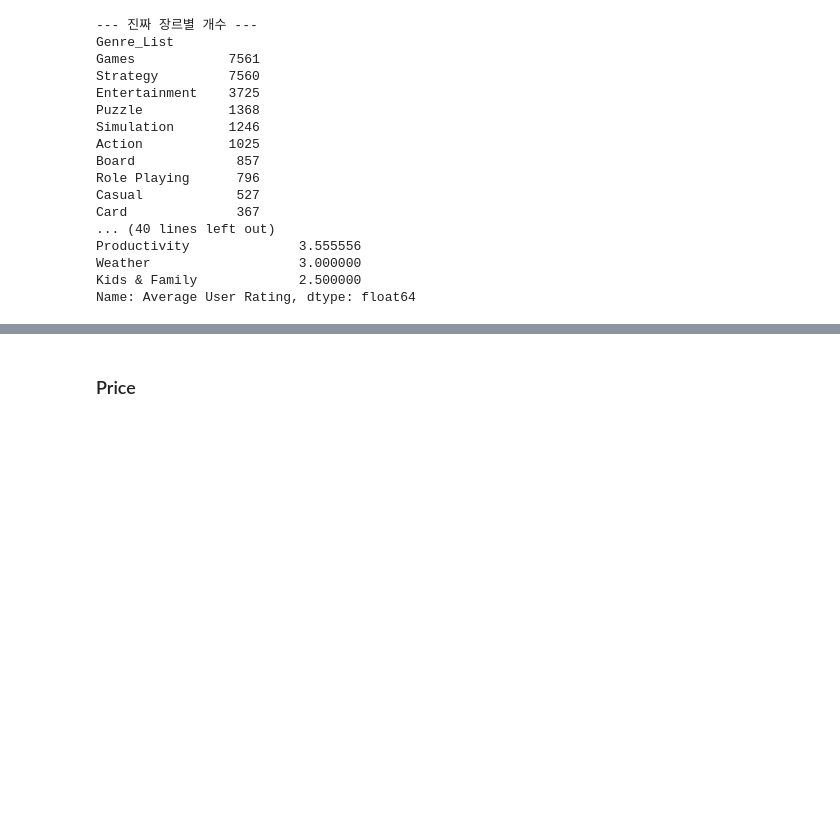
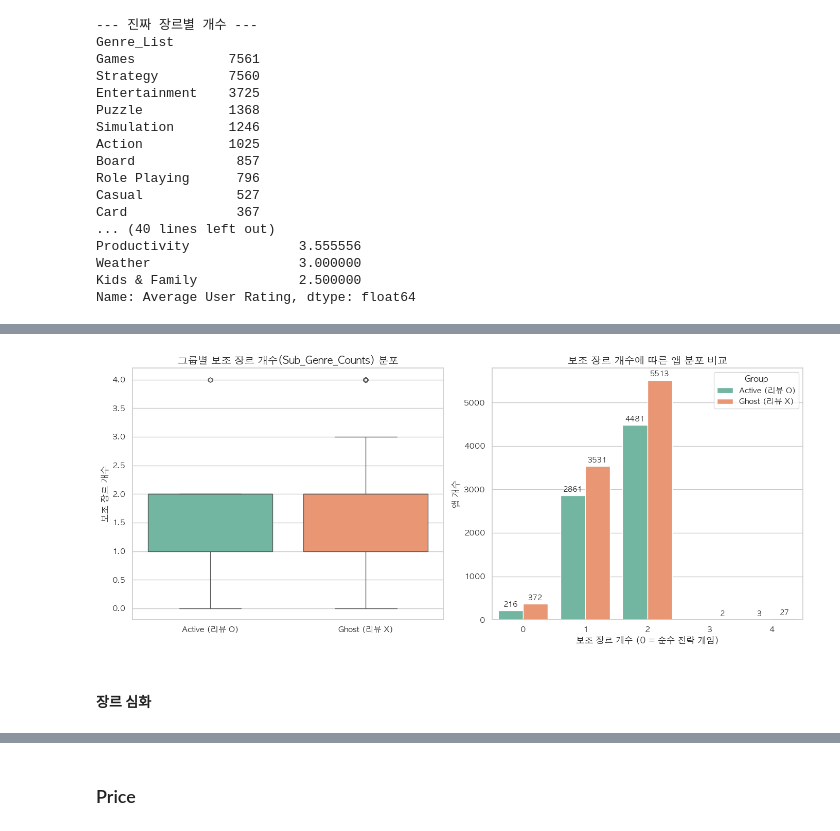
Before and after one commit to LoveBird-cute/appstore-strategy-games-eda, a Jupyter notebook: notebooks/strategy_games.ipynb, the cells around one changed output, grey strips where cells are left out. Saved outputs shown, nothing was run; the diff lists cells and outputs as text; code cells hidden in the pictures; blank space fills up the shorter version.

```diff
--- a/notebooks/strategy_games.ipynb
+++ b/notebooks/strategy_games.ipynb
@@ -538,0 +679,24 @@ Name: Average User Rating, dtype: float64
+# %%
+fig, axes = plt.subplots(1, 2, figsize=(14, 6))
+
+# 좌측: 그룹별 보조 장르 개수(Sub_Genre_Counts) 분포 (Boxplot)
+sns.boxplot(data=df_viz, x='Group', y='Sub_Genre_Counts', palette='Set2', ax=axes[0])
+axes[0].set_title('그룹별 보조 장르 개수(Sub_Genre_Counts) 분포', fontsize=14, fontweight='bold')
+axes[0].set_ylabel('보조 장르 개수')
+axes[0].set_xlabel('')
+
+# 우측: 장르 개수별 앱의 비율 구성 (Countplot 형태)
+sns.countplot(data=df_viz, x='Sub_Genre_Counts', hue='Group', palette='Set2', ax=axes[1])
+axes[1].set_title('보조 장르 개수에 따른 앱 분포 비교', fontsize=14, fontweight='bold')
+axes[1].set_ylabel('앱 개수')
+axes[1].set_xlabel('보조 장르 개수 (0 = 순수 전략 게임)')
+# 막대 그래프 위에 수치 표시
+for container in axes[1].containers:
+    axes[1].bar_label(container, padding=3, fontsize=10, fmt='%d')
+
+plt.tight_layout()
+plt.show()
+# %% [output]
+[figure, added]
+# %% [markdown]
+#### 장르 심화
```
Also changed, not shown: parts of 36 cells of this notebook.
